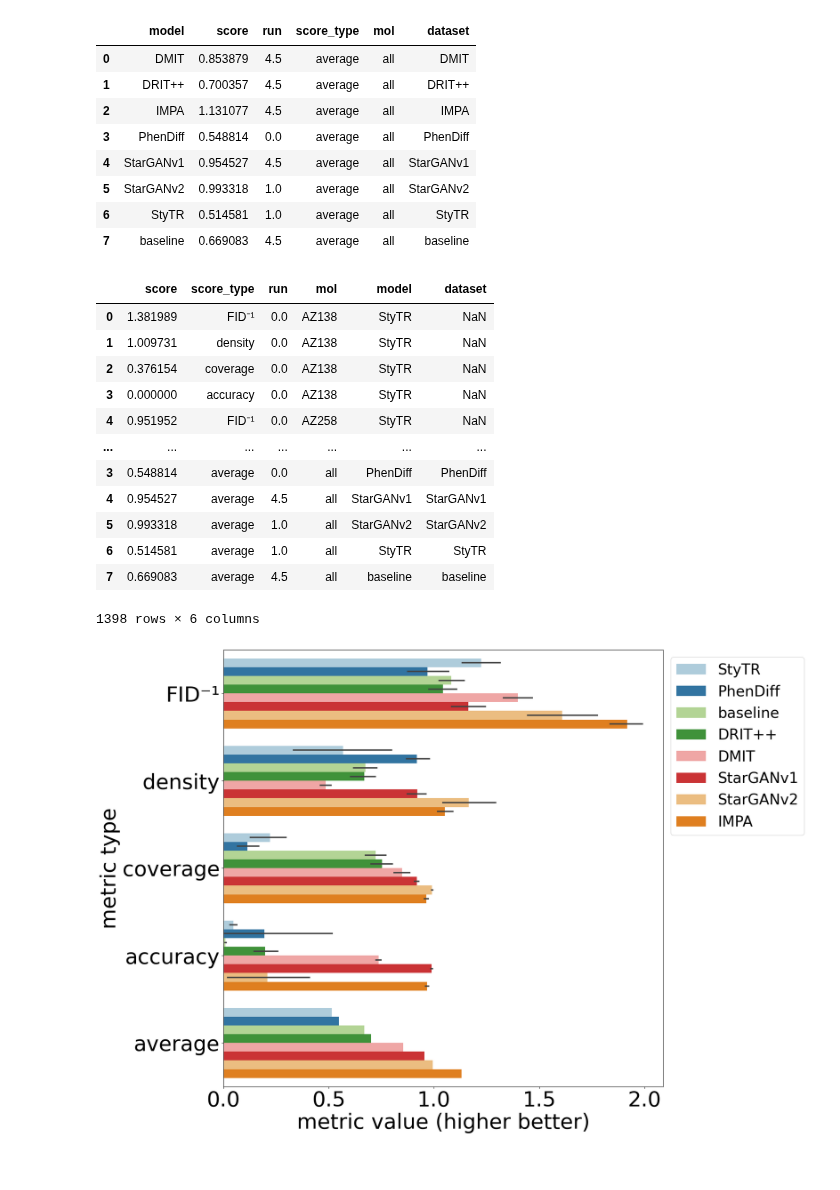
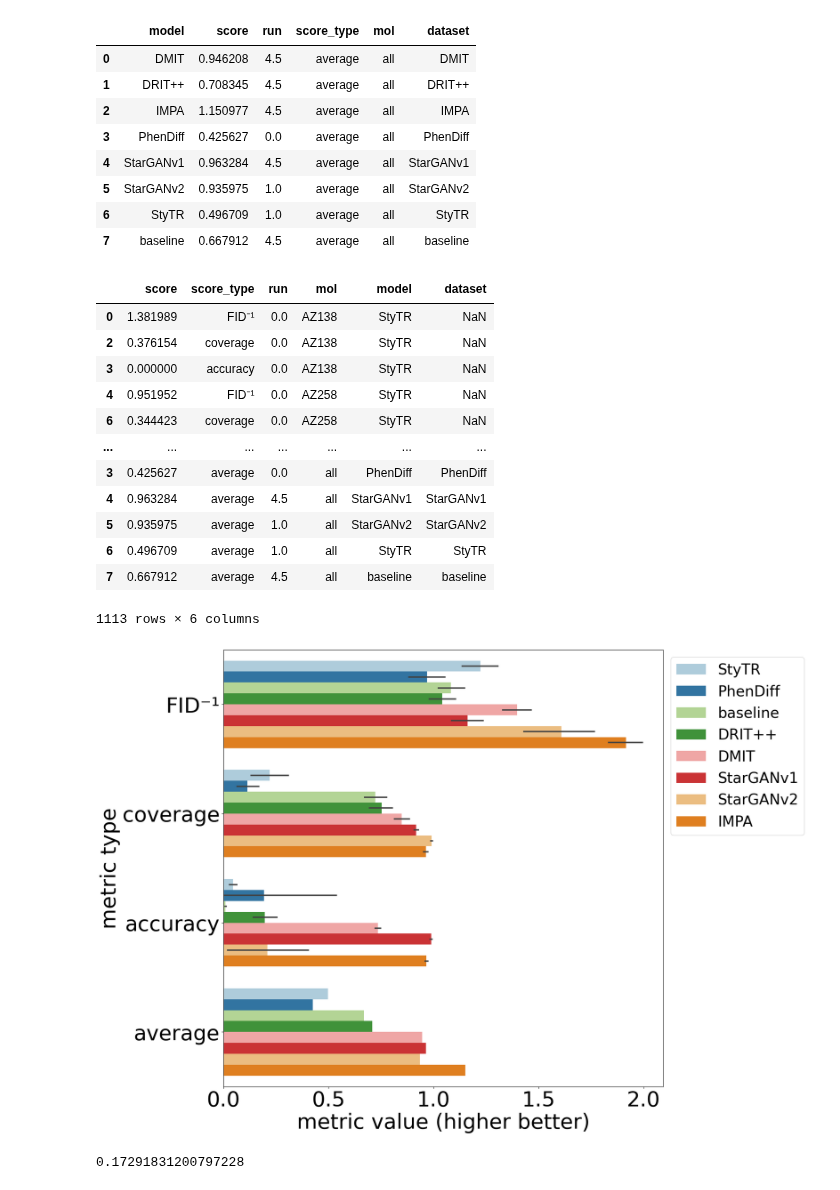
Before and after one commit to theislab/IMPA, a Jupyter notebook: notebooks/cpg0000/corrections_old_paper/plot_improvements_additional_baselines.ipynb, the cells around one changed output. Saved outputs shown, nothing was run; the diff lists cells and outputs as text; code cells hidden in the pictures.

```diff
--- a/notebooks/cpg0000/corrections_old_paper/plot_improvements_additional_baselines.ipynb
+++ b/notebooks/cpg0000/corrections_old_paper/plot_improvements_additional_baselines.ipynb
@@ -124,6 +124,8 @@ all_results = pd.concat([results_stytr,
                          results_stargan,
                          results_starganv2,
                          results_impa], axis=0)
+# %%
+all_results = all_results.loc[all_results.score_type!="density"]
 # %%
 grouping = all_results.groupby('model', as_index=False).mean()
 grouping['score_type']='average'
@@ -133,53 +135,57 @@ grouping['dataset'] = grouping['model']
 grouping
 # %% [output]
 |  | model | score | run | score_type | mol | dataset |
-| 0 | DMIT | 0.853879 | 4.5 | average | all | DMIT |
-| 1 | DRIT++ | 0.700357 | 4.5 | average | all | DRIT++ |
-| 2 | IMPA | 1.131077 | 4.5 | average | all | IMPA |
-| 3 | PhenDiff | 0.548814 | 0.0 | average | all | PhenDiff |
-| 4 | StarGANv1 | 0.954527 | 4.5 | average | all | StarGANv1 |
-| 5 | StarGANv2 | 0.993318 | 1.0 | average | all | StarGANv2 |
-| 6 | StyTR | 0.514581 | 1.0 | average | all | StyTR |
-| 7 | baseline | 0.669083 | 4.5 | average | all | baseline |
+| 0 | DMIT | 0.946208 | 4.5 | average | all | DMIT |
+| 1 | DRIT++ | 0.708345 | 4.5 | average | all | DRIT++ |
+| 2 | IMPA | 1.150977 | 4.5 | average | all | IMPA |
+| 3 | PhenDiff | 0.425627 | 0.0 | average | all | PhenDiff |
+| 4 | StarGANv1 | 0.963284 | 4.5 | average | all | StarGANv1 |
+| 5 | StarGANv2 | 0.935975 | 1.0 | average | all | StarGANv2 |
+| 6 | StyTR | 0.496709 | 1.0 | average | all | StyTR |
+| 7 | baseline | 0.667912 | 4.5 | average | all | baseline |
 # %%
 all_results=pd.concat([all_results, grouping])
 all_results
 # %% [output]
 |  | score | score_type | run | mol | model | dataset |
 | 0 | 1.381989 | FID⁻¹ | 0.0 | AZ138 | StyTR | NaN |
-| 1 | 1.009731 | density | 0.0 | AZ138 | StyTR | NaN |
 | 2 | 0.376154 | coverage | 0.0 | AZ138 | StyTR | NaN |
 | 3 | 0.000000 | accuracy | 0.0 | AZ138 | StyTR | NaN |
 | 4 | 0.951952 | FID⁻¹ | 0.0 | AZ258 | StyTR | NaN |
+| 6 | 0.344423 | coverage | 0.0 | AZ258 | StyTR | NaN |
 | ... | ... | ... | ... | ... | ... | ... |
-| 3 | 0.548814 | average | 0.0 | all | PhenDiff | PhenDiff |
-| 4 | 0.954527 | average | 4.5 | all | StarGANv1 | StarGANv1 |
-| 5 | 0.993318 | average | 1.0 | all | StarGANv2 | StarGANv2 |
-| 6 | 0.514581 | average | 1.0 | all | StyTR | StyTR |
-| 7 | 0.669083 | average | 4.5 | all | baseline | baseline |
+| 3 | 0.425627 | average | 0.0 | all | PhenDiff | PhenDiff |
+| 4 | 0.963284 | average | 4.5 | all | StarGANv1 | StarGANv1 |
+| 5 | 0.935975 | average | 1.0 | all | StarGANv2 | StarGANv2 |
+| 6 | 0.496709 | average | 1.0 | all | StyTR | StyTR |
+| 7 | 0.667912 | average | 4.5 | all | baseline | baseline |
-1398 rows × 6 columns
+1113 rows × 6 columns
 # %%
-to_plot = ['FID\u207B\u00B9', 'density', 'coverage', 'accuracy', 'average']
+to_plot = ['FID\u207B\u00B9',  'coverage', 'accuracy', 'average']
 # all_results = all_results.replace('baseline', 'Baseline')
 
 plt.figure(figsize=(15,15))
 ax = sns.barplot(data=all_results.loc[all_results.score_type.isin(to_plot)],
                 x='score',
                 y='score_type',
                 hue='model',
                 palette='Paired',
                 orient='h')
 
 plt.xticks([0, 0.5, 1, 1.5, 2], fontsize=40)
 plt.yticks(fontsize=40)
 
 # plt.xlabel('Metric value (\u2193)', fontsize=40)
 plt.xlabel('metric value (higher better)', fontsize=40)
 plt.ylabel('metric type', fontsize=40)
 plt.legend(loc=2, bbox_to_anchor=(1, 1), prop={'size': 28})
 plt.title('', fontsize=40)
 plt.savefig('benchmark_scores_final.svg',
            dpi=300, bbox_inches='tight', format='svg')
 plt.show()
 # %% [output]
-[figure, old version]
+[figure, new version]
+# %%
+(1.150977-0.951952) / 1.150977
+# %% [output]
+0.17291831200797228
```
Also changed, not shown: parts of 1 cell of this notebook, 29 other files.
